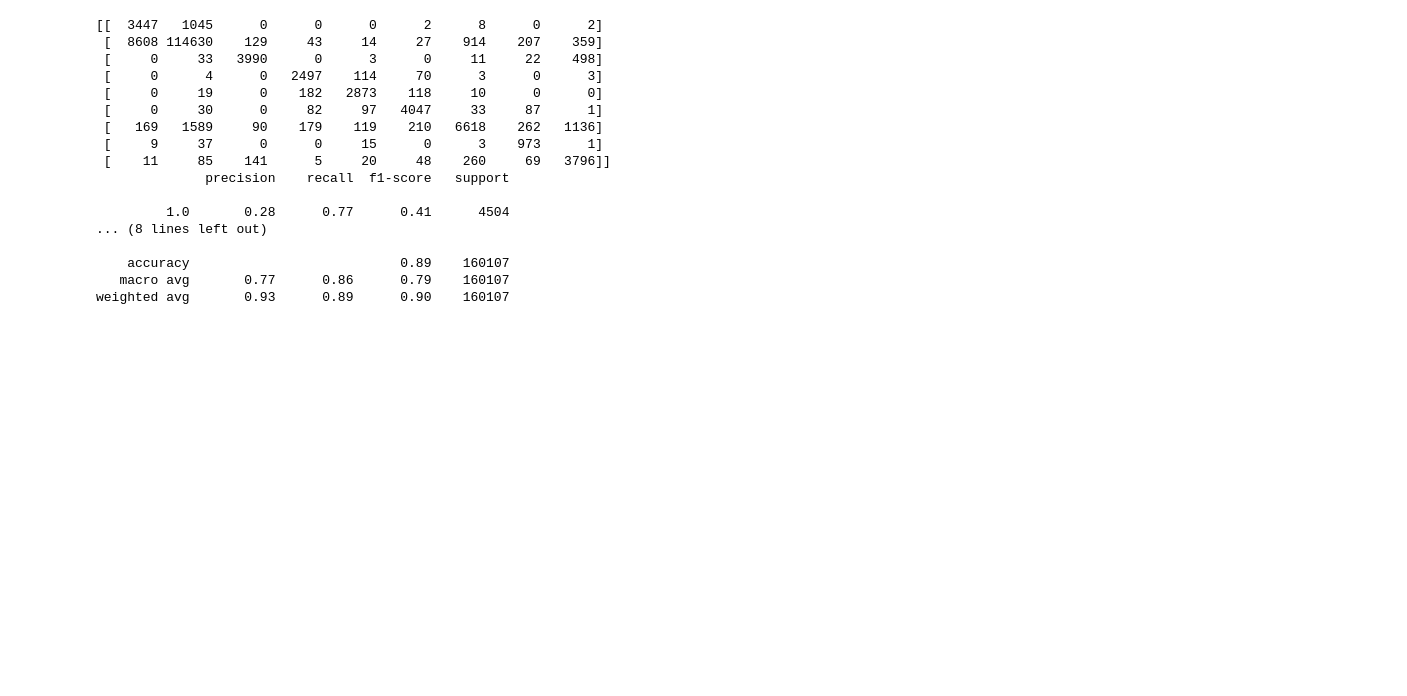
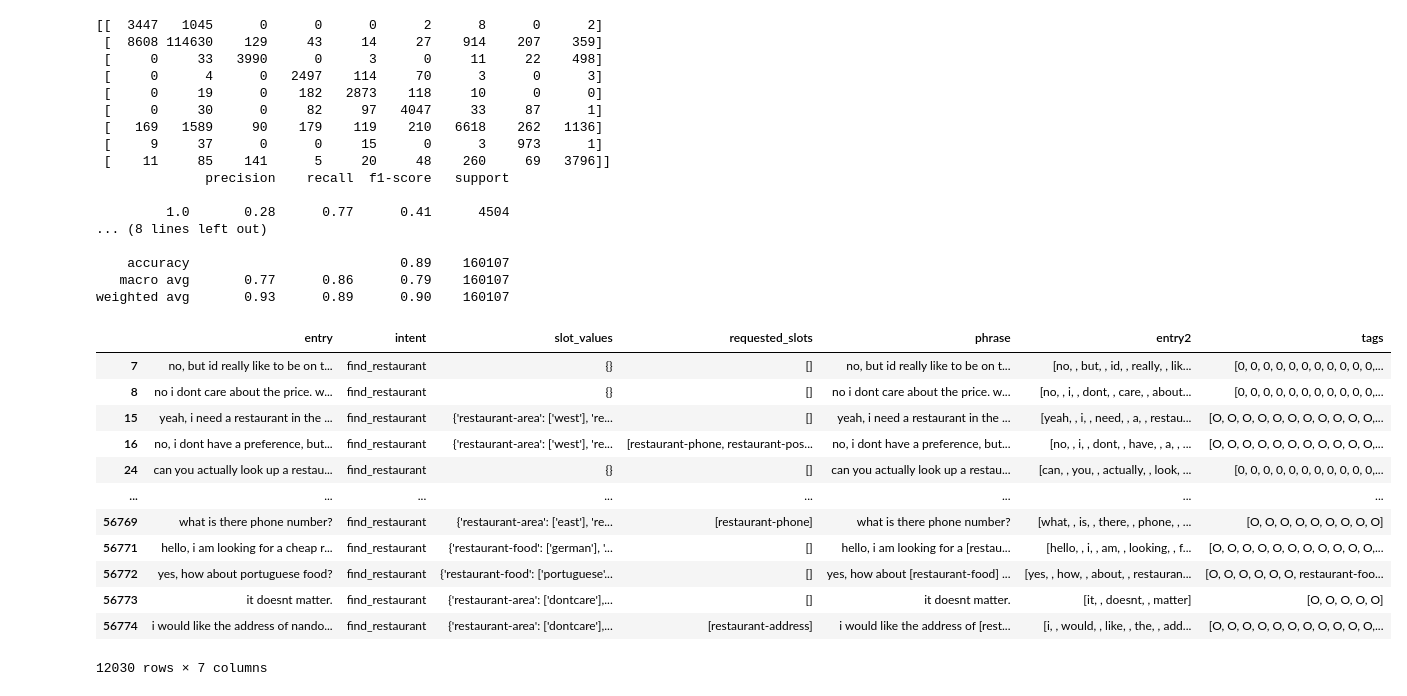
Before and after one commit to aaavalenca/PLN, a Jupyter notebook: Projeto_PLN.ipynb, the cells around one changed output. Drawn from its saved outputs; the diff is of its cells as text; code cells hidden in the pictures; blank space fills up the shorter version.

```diff
--- a/Projeto_PLN.ipynb
+++ b/Projeto_PLN.ipynb
@@ -862,3 +872,19 @@ print(classification_report(r_p,r_t))
     accuracy                           0.89    160107
    macro avg       0.77      0.86      0.79    160107
 weighted avg       0.93      0.89      0.90    160107
+# %%
+train_extractor
+# %% [output]
+|  | entry | intent | slot_values | requested_slots | phrase | entry2 | tags |
+| 7 | no, but id really like to be on t... | find_restaurant | {} | [] | no, but id really like to be on t... | [no, , but, , id, , really, , lik... | [0, 0, 0, 0, 0, 0, 0, 0, 0, 0, 0,... |
+| 8 | no i dont care about the price. w... | find_restaurant | {} | [] | no i dont care about the price. w... | [no, , i, , dont, , care, , about... | [0, 0, 0, 0, 0, 0, 0, 0, 0, 0, 0,... |
+| 15 | yeah, i need a restaurant in the ... | find_restaurant | {'restaurant-area': ['west'], 're... | [] | yeah, i need a restaurant in the ... | [yeah, , i, , need, , a, , restau... | [O, O, O, O, O, O, O, O, O, O, O,... |
+| 16 | no, i dont have a preference, but... | find_restaurant | {'restaurant-area': ['west'], 're... | [restaurant-phone, restaurant-pos... | no, i dont have a preference, but... | [no, , i, , dont, , have, , a, , ... | [O, O, O, O, O, O, O, O, O, O, O,... |
+| 24 | can you actually look up a restau... | find_restaurant | {} | [] | can you actually look up a restau... | [can, , you, , actually, , look, ... | [0, 0, 0, 0, 0, 0, 0, 0, 0, 0, 0,... |
+| ... | ... | ... | ... | ... | ... | ... | ... |
+| 56769 | what is there phone number? | find_restaurant | {'restaurant-area': ['east'], 're... | [restaurant-phone] | what is there phone number? | [what, , is, , there, , phone, , ... | [O, O, O, O, O, O, O, O, O] |
+| 56771 | hello, i am looking for a cheap r... | find_restaurant | {'restaurant-food': ['german'], '... | [] | hello, i am looking for a [restau... | [hello, , i, , am, , looking, , f... | [O, O, O, O, O, O, O, O, O, O, O,... |
+| 56772 | yes, how about portuguese food? | find_restaurant | {'restaurant-food': ['portuguese'... | [] | yes, how about [restaurant-food] ... | [yes, , how, , about, , restauran... | [O, O, O, O, O, O, restaurant-foo... |
+| 56773 | it doesnt matter. | find_restaurant | {'restaurant-area': ['dontcare'],... | [] | it doesnt matter. | [it, , doesnt, , matter] | [O, O, O, O, O] |
+| 56774 | i would like the address of nando... | find_restaurant | {'restaurant-area': ['dontcare'],... | [restaurant-address] | i would like the address of [rest... | [i, , would, , like, , the, , add... | [O, O, O, O, O, O, O, O, O, O, O,... |
+12030 rows × 7 columns
```
Also changed, not shown: parts of 6 cells of this notebook, 1 other file.
